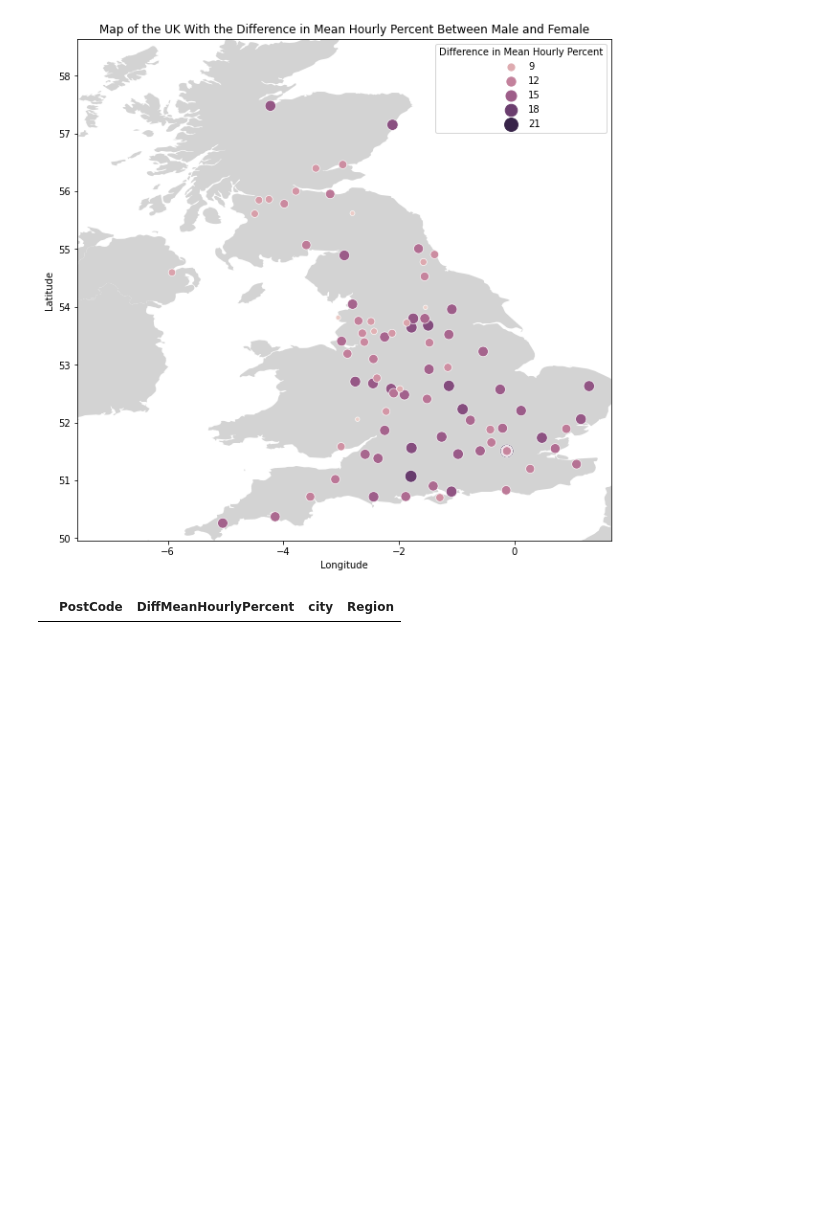
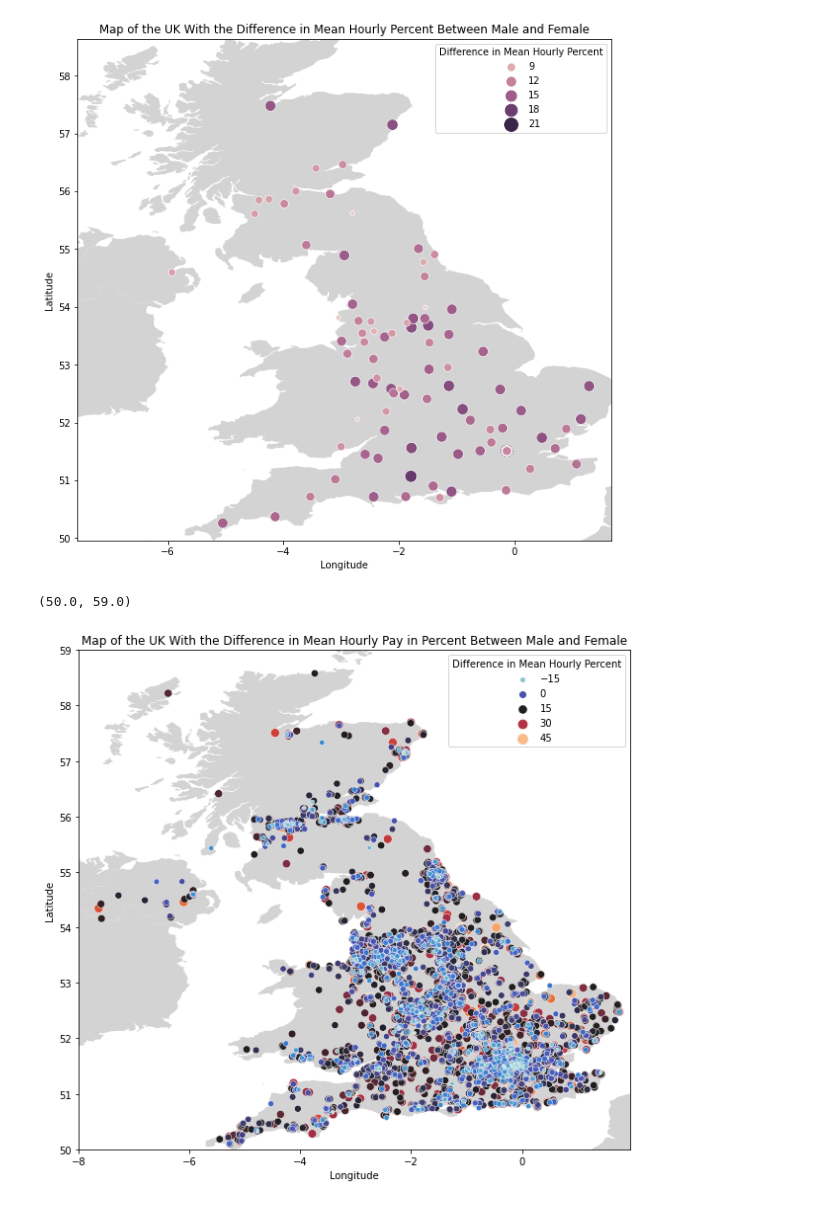
Before and after one commit to ddewi93/AdaHackaton2022, a Jupyter notebook: research.ipynb, the cells around one changed output. Cells and saved outputs as stored; diff of their text form; code cells hidden in the pictures; blank space fills up the shorter version.

Commit message:
Implement the last figure

```diff
--- a/research.ipynb
+++ b/research.ipynb
@@ -45,40 +45,54 @@ plt.set_ylim(49.959999905, 58.6350001085)
 # %%
 # Check UK Gender Pay Gap in the UK
 # Datasets from:
 # https://www.gov.uk/government/stat
 # https://simplemaps.com/data/gb-cities
 
 import pandas as pd
 import numpy as np
 import matplotlib.pyplot as plt
 import seaborn as sns
 import geopandas as gpd
 
 # Read the data.
 df = pd.read_csv('uk-pay-gap.csv')
 post_code_to_coordinates = pd.read_csv('ukpostcodes.csv')
 city_to_coordinates = pd.read_csv('worldcities.csv')
 city_to_coordinates_uk = city_to_coordinates[city_to_coordinates['country'] == 'United Kingdom']
 
 # Extract area code from postcode.
 grouped = df.groupby(df["PostCode"])
 data = grouped["DiffMeanHourlyPercent"].mean().sort_values(ascending=False)
 data_filtered = data[data.index.isin(post_code_to_coordinates["PostCode"])]
 
 # Merge data to get region name and coordinates.
-df_coordinates = data_filtered.to_frame().merge(post_code_to_region, on="PostCode")
+df_coordinates = data_filtered.to_frame().merge(post_code_to_coordinates, on="PostCode")
 df_coordinates
 
-# # Plot the data and country map.
-# fig, ax = plt.subplots(figsize=(10, 10))
-# countries = gpd.read_file("zip://./ukmap.zip")
-# countries.plot(color="lightgrey", ax=ax)
-# plt = sns.scatterplot(x = "lng", y = "lat", data = df_coordinates, size = "DiffMeanHourlyPercent", hue = "DiffMeanHourlyPercent", sizes = (20, 200), ax = ax)
-# plt.set_title("Map of the UK With the Difference in Mean Hourly Percent Between Male and Female")
-# plt.set_xlabel("Longitude")
-# plt.set_ylabel("Latitude")
-# plt.legend(title = 'Difference in Mean Hourly Percent')
-# plt.set_xlim(-7.57216793459, 1.68153079591)
-# plt.set_ylim(49.959999905, 58.6350001085)
+# Calculate quantiles and IQR
+Q1 = df_coordinates["DiffMeanHourlyPercent"].quantile(0.25) # Same as np.percentile but maps (0,1) and not (0,100)
+Q3 = df_coordinates["DiffMeanHourlyPercent"].quantile(0.75)
+IQR = Q3 - Q1
+
+# Return a boolean array of the rows with (any) non-outlier column values
+condition = ~((df_coordinates["DiffMeanHourlyPercent"] < (Q1 - 1.5 * IQR)) | (df_coordinates["DiffMeanHourlyPercent"] > (Q3 + 1.5 * IQR)))
+
+# Filter our dataframe based on condition
+df_coordinates = df_coordinates[condition]
+
+# Plot the data and country map.
+fig, ax = plt.subplots(figsize=(10, 10))
+countries = gpd.read_file("zip://./ukmap.zip")
+countries.plot(color="lightgrey", ax=ax)
+plt = sns.scatterplot(x = "longitude", y = "latitude", data = df_coordinates,
+                      size = "DiffMeanHourlyPercent", hue = "DiffMeanHourlyPercent",
+                      sizes = (10, 100), ax = ax, palette = "icefire")
+plt.set_title("Map of the UK With the Difference in Mean Hourly Pay in Percent Between Male and Female")
+plt.set_xlabel("Longitude")
+plt.set_ylabel("Latitude")
+plt.legend(title = 'Difference in Mean Hourly Percent')
+plt.set_xlim(-8, 1.95)
+plt.set_ylim(50, 59)
 # %% [output]
-|  | PostCode | DiffMeanHourlyPercent | city | Region |
+(50.0, 59.0)
+[figure, added]
```
